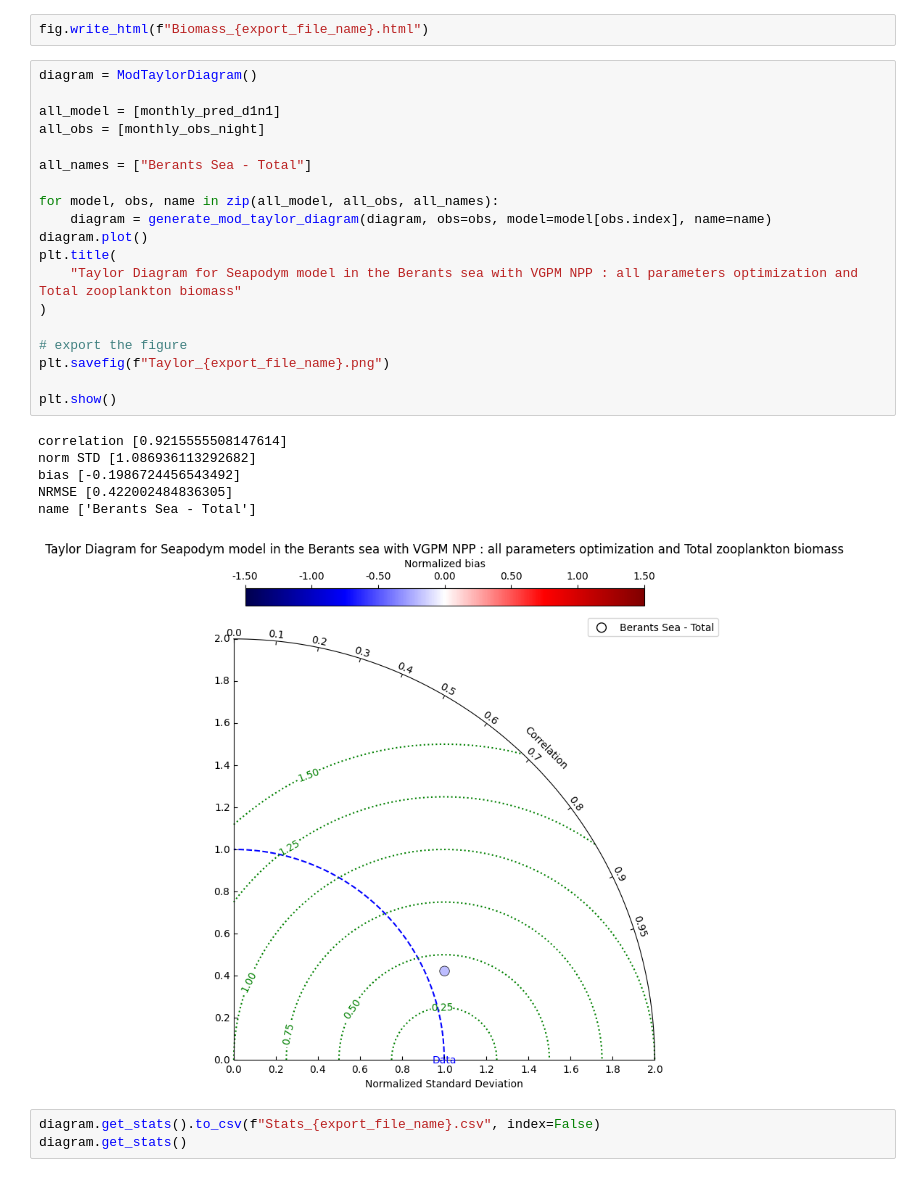
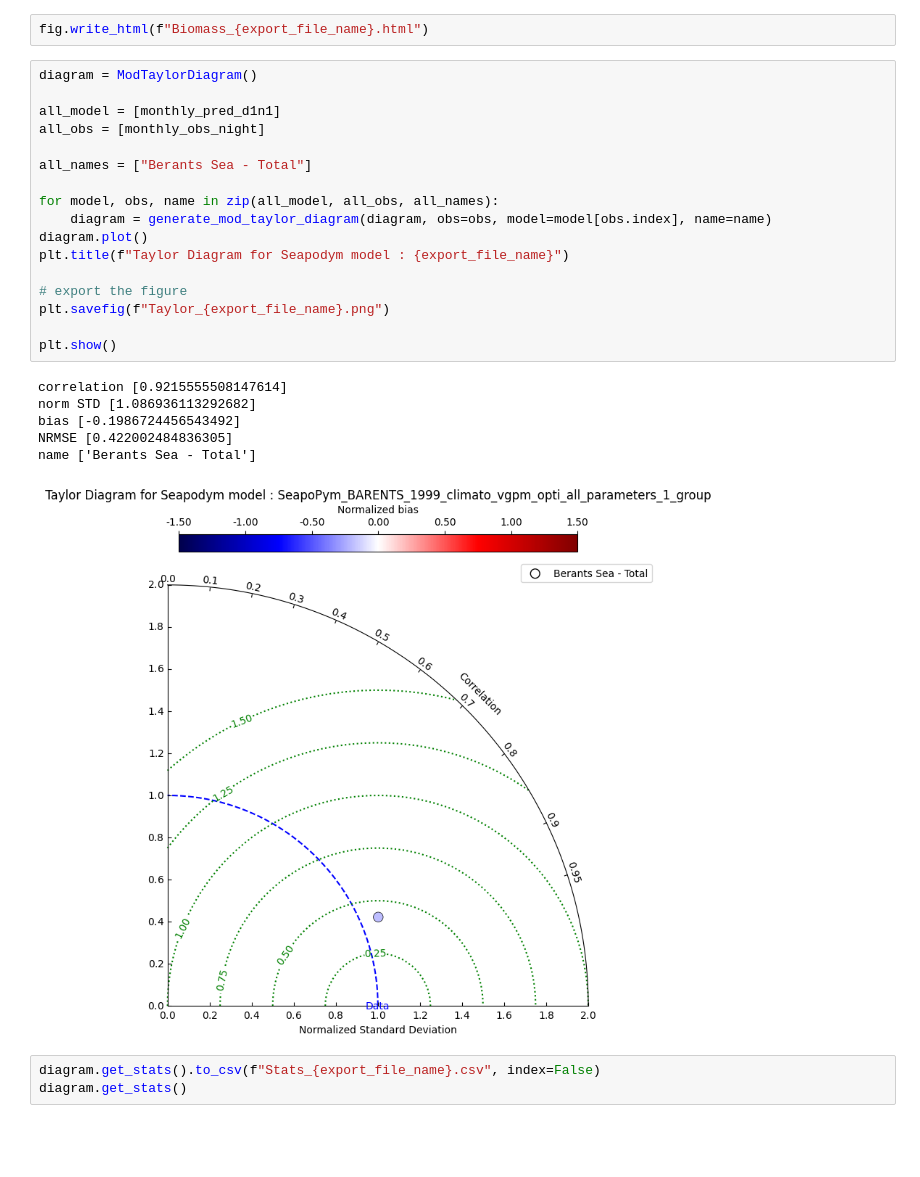
Before and after one commit to Ash12H/Seapopym-optimization, a Jupyter notebook: notebooks/4_Optimization/2_Climatological/2_Climato_Barents/SeapoPym_biomass_BARENTS_1999_climato_vgpm_1_group.ipynb, the cells around one changed output. Saved outputs shown, nothing was run; the diff lists cells and outputs as text; blank space fills up the shorter version.

Commit message:
minor modif on plots barents

```diff
--- a/notebooks/4_Optimization/2_Climatological/2_Climato_Barents/SeapoPym_biomass_BARENTS_1999_climato_vgpm_1_group.ipynb
+++ b/notebooks/4_Optimization/2_Climatological/2_Climato_Barents/SeapoPym_biomass_BARENTS_1999_climato_vgpm_1_group.ipynb
@@ -357,29 +357,27 @@ fig.write_html(f"Biomass_{export_file_name}.html")
 # %%
 diagram = ModTaylorDiagram()
 
 all_model = [monthly_pred_d1n1]
 all_obs = [monthly_obs_night]
 
 all_names = ["Berants Sea - Total"]
 
 for model, obs, name in zip(all_model, all_obs, all_names):
     diagram = generate_mod_taylor_diagram(diagram, obs=obs, model=model[obs.index], name=name)
 diagram.plot()
-plt.title(
-    "Taylor Diagram for Seapodym model in the Berants sea with VGPM NPP : all parameters optimization and Total zooplankton biomass"
-)
+plt.title(f"Taylor Diagram for Seapodym model : {export_file_name}")
 
 # export the figure
 plt.savefig(f"Taylor_{export_file_name}.png")
 
 plt.show()
 # %% [output]
 correlation [0.9215555508147614]
 norm STD [1.086936113292682]
 bias [-0.1986724456543492]
 NRMSE [0.422002484836305]
 name ['Berants Sea - Total']
-[figure, old version]
+[figure, new version]
 # %%
 diagram.get_stats().to_csv(f"Stats_{export_file_name}.csv", index=False)
 diagram.get_stats()
```
Also changed, not shown: parts of 1 cell of this notebook, 6 other files.
